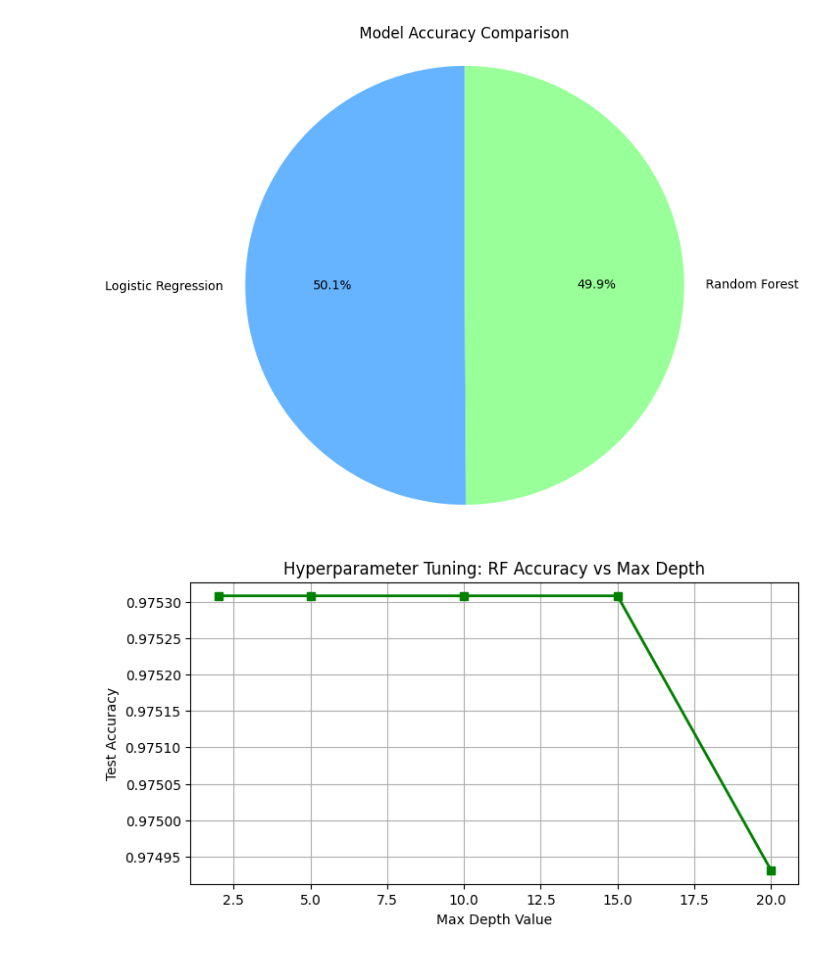
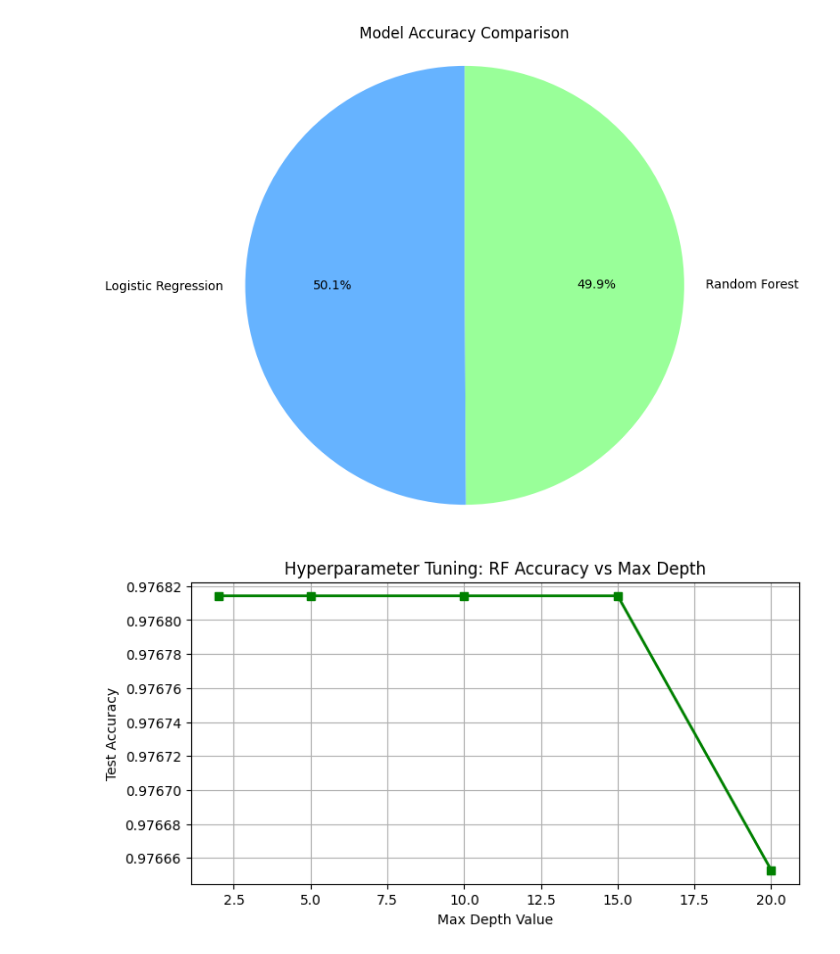
Before and after one commit to MahmoudOsama777/Pattern_Project, a Jupyter notebook: Report.ipynb, the cells around one changed output. Saved outputs shown, nothing was run; the diff lists cells and outputs as text; code cells hidden in the pictures.

```diff
--- a/Report.ipynb
+++ b/Report.ipynb
@@ -83,9 +78,10 @@ X_train, X_test, y_train, y_test = train_test_split(X_pca, y, test_size=0.2)  #
 # %%
 # Before Dimension Reduction
 
-rf_full = RandomForestClassifier(n_estimators=50, random_state=42).fit(X_train, y_train)  # Train a Random Forest classifier with 50 trees on the training data (using all original features before dimensionality reduction steps were applied to this specific split context, though note X_train here is actually from PCA/RFE pipeline in previous steps - this comment assumes logical flow correction or refers to a baseline comparison if X_train was originally full features)
-acc_before = accuracy_score(y_test, rf_full.predict(X_test)) # Calculate the accuracy of the model on the test set
+rf_full = RandomForestClassifier(n_estimators=50, random_state=42)  # Train a Random Forest classifier with 50 trees on the training data (using all original features before dimensionality reduction steps were applied to this specific split context, though note X_train here is actually from PCA/RFE pipeline in previous steps - this comment assumes logical flow correction or refers to a baseline comparison if X_train was originally full features)
+rf_full.fit(X_train_base, y_train) # Train the Random Forest model using the baseline training features and target labels
+acc_before = accuracy_score(y_test, rf_full.predict(X_test_base)) # Calculate the accuracy of the model on the test set
 
-print(f"Results BEFORE Dimension Reduction (8 Features):") # Print the header for the results before dimension reduction (note: label might be misleading if X_train is already reduced)
+print(f"Results BEFORE Dimension Reduction (Using {X_train_base.shape[1]} RFE-selected features):") # Print the header for the results before dimension reduction
 print(f"- Accuracy: {acc_before:.4f}") # Print the calculated accuracy formatted to four decimal places
 # %% [output]
@@ -95,12 +91,13 @@ Results BEFORE Dimension Reduction (8 Features):
 # After Dimension Reduction
 
 pca = PCA(n_components=3)  # Initialize a PCA object to reduce dimensions to 3 components
-X_train_pca = pca.fit_transform(X_train) # Fit the PCA model on the training data and transform it into the new 3-dimensional space
-X_test_pca = pca.transform(X_test)  # Transform the test data using the same fitted PCA model (without refitting) to ensure consistent scaling
+X_train_pca = pca.fit_transform(X_train_base) # Fit the PCA model on the training data and transform it into the new 3-dimensional space
+X_test_pca = pca.transform(X_test_base)  # Transform the test data using the same fitted PCA model (without refitting) to ensure consistent scaling
 
-rf_pca = RandomForestClassifier(n_estimators=50, random_state=42).fit(X_train_pca, y_train)  # Train a Random Forest classifier with 50 trees on the PCA-transformed training data
+rf_pca = RandomForestClassifier(n_estimators=50, random_state=42) # Initialize a Random Forest Classifier with 50 trees and a fixed random state for reproducibility
+rf_pca.fit(X_train_pca, y_train) # Train the model using the PCA-transformed training features and the corresponding target labels
 acc_after = accuracy_score(y_test, rf_pca.predict(X_test_pca)) # Calculate the accuracy of the PCA-based model on the PCA-transformed test set
 
-print(f"Results AFTER Dimension Reduction (3 PCA Components):")  # Print the header for the results after dimensionality reduction
+print(f"Results AFTER Dimension Reduction (Reduced to {X_train_pca.shape[1]} PCA Components):")  # Print the header for the results after dimensionality reduction
 print(f"- Accuracy: {acc_after:.4f}")  # Print the calculated accuracy formatted to four decimal places
 # %% [output]
@@ -110,7 +107,7 @@ Results AFTER Dimension Reduction (3 PCA Components):
 # Logistic Regression Model
 
 log_model = LogisticRegression(max_iter=1000)  # Initialize a Logistic Regression model with increased max iterations to ensure convergence
-log_model.fit(X_train, y_train) # Train the logistic regression model using the training features and target labels
+log_model.fit(X_train_base, y_train)  # Train the logistic regression model using the training features and target labels
 # %% [output]
 LogisticRegression(max_iter=1000)
 # %%
@@ -125,7 +122,7 @@ Logistic Regression Accuracy:  0.9753079778363548
 # Random Forest Model
 
 rf_model = RandomForestClassifier() # Initialize a Random Forest Classifier with default parameters
-rf_model.fit(X_train, y_train) # Train the Random Forest model using the training features and target labels
+rf_model.fit(X_train_base, y_train) # Train the Random Forest model using the training features and target labels
 # %% [output]
 RandomForestClassifier()
 # %%
@@ -166,19 +163,19 @@ plt.show() # Display the plot
 # %%
 # Hyperparameter Tuning: Line plot of Random Forest Accuracy vs. Max Depth
 
 depths = [2, 5, 10, 15, 20] # Define a list of maximum depth values to test for hyperparameter tuning
 rf_accs = [] # Initialize an empty list to store the accuracy scores for each depth
 
 for d in depths: # Iterate through each depth value in the list
-    m = RandomForestClassifier(max_depth=d, n_estimators=50, random_state=42).fit(X_train, y_train)     # Train a Random Forest classifier with the current max_depth, 50 estimators, and fixed random state
-    rf_accs.append(accuracy_score(y_test, m.predict(X_test))) # Calculate the accuracy on the test set and append it to the results list
+    m = RandomForestClassifier(max_depth=d, n_estimators=50, random_state=42).fit(X_train_base, y_train)     # Train a Random Forest classifier with the current max_depth, 50 estimators, and fixed random state
+    rf_accs.append(accuracy_score(y_test, m.predict(X_test_base))) # Calculate the accuracy on the test set and append it to the results list
 
 plt.figure(figsize=(8, 4)) # Create a new figure with a specified size of 8 inches wide by 4 inches tall
 plt.plot(depths, rf_accs, marker='s', color='green', linewidth=2) # Plot the relationship between max depth values and their corresponding test accuracies using a green line with square markers
 plt.title('Hyperparameter Tuning: RF Accuracy vs Max Depth') # Set the title of the plot
 plt.xlabel('Max Depth Value') # Set the label for the x-axis
 plt.ylabel('Test Accuracy') # Set the label for the y-axis
 plt.grid(True) # Enable the grid for better readability of values
 plt.show() # Display the plot
 # %% [output]
-[figure, old version]
+[figure, new version]
```
Also changed, not shown: parts of 6 cells of this notebook, 1 other file.
